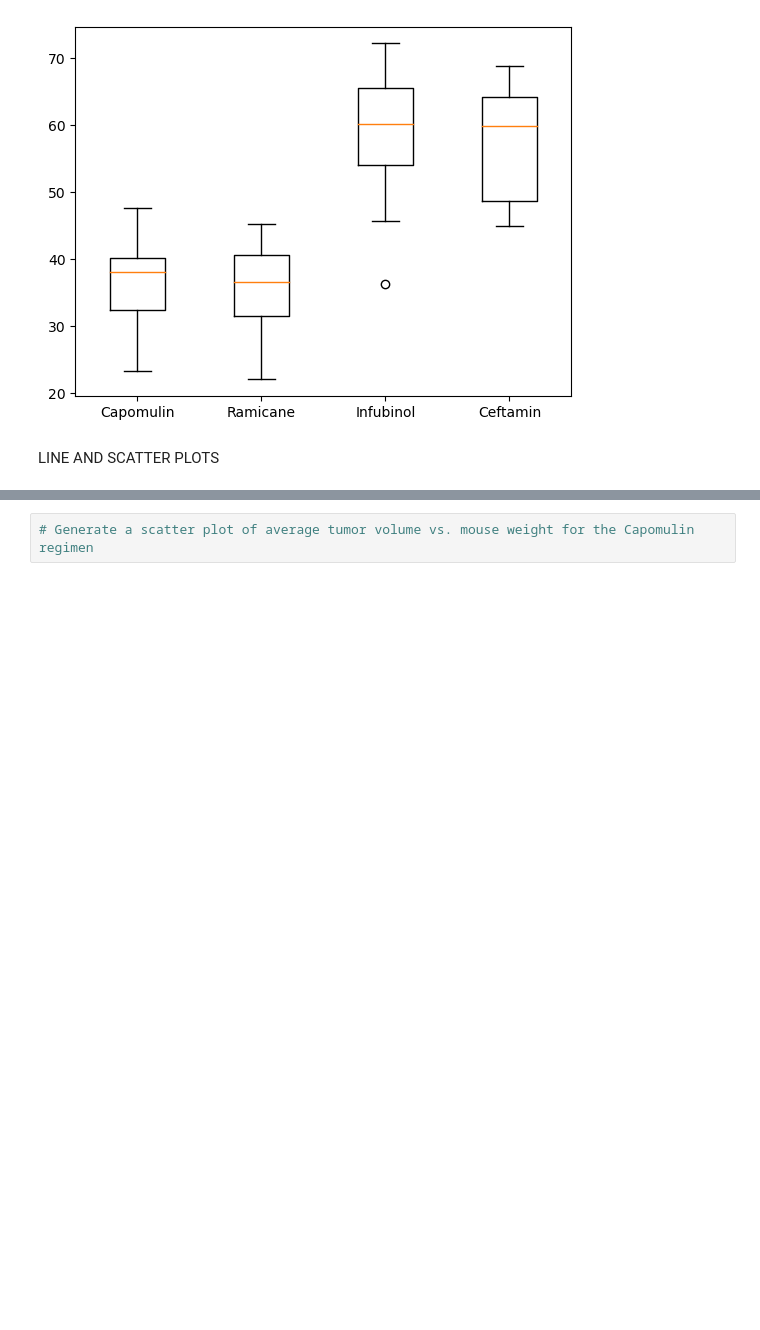
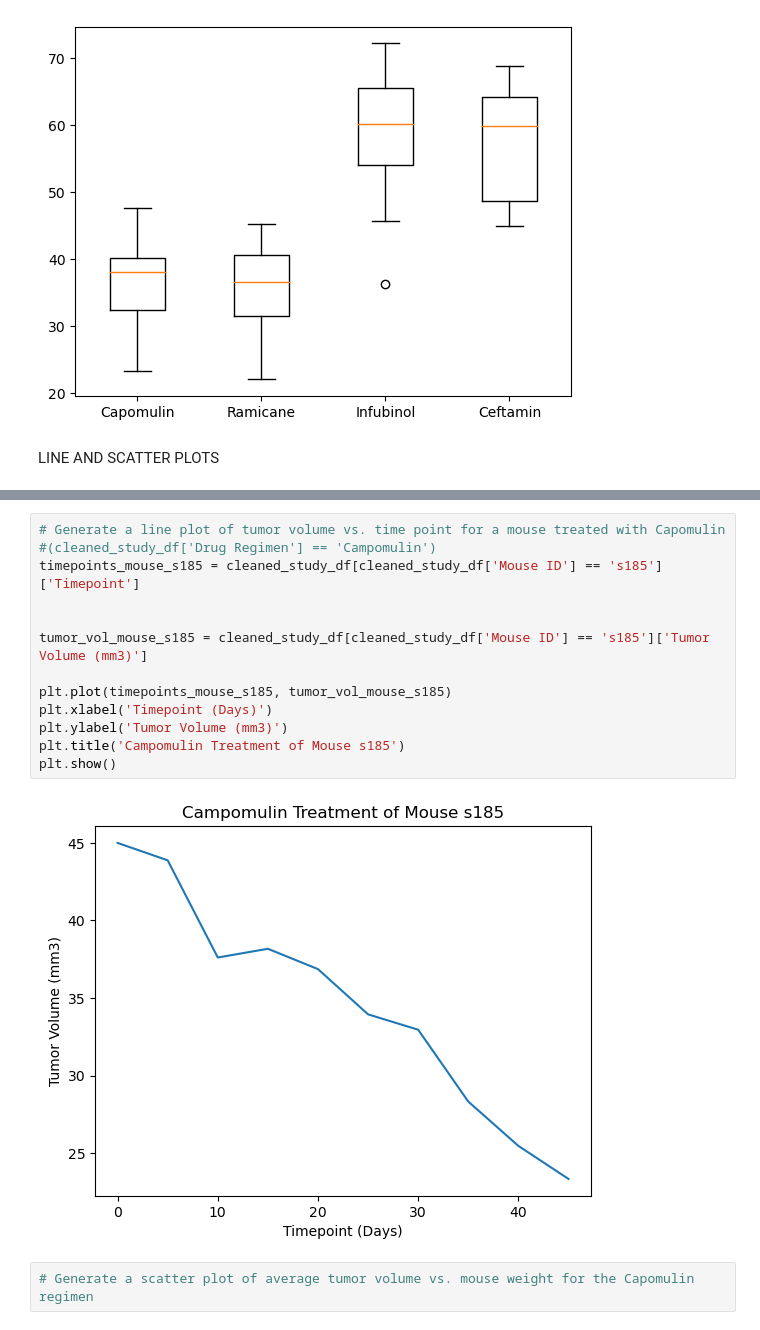
Before and after one commit to m-janssens-boop/Matplotlib_challenge, a Jupyter notebook: Pymaceuticals_analysis.ipynb, the cells around one changed output, grey strips where cells are left out. Saved outputs shown, nothing was run; the diff lists cells and outputs as text; blank space fills up the shorter version.

Commit message:
timpoints vs tumor vol for single mouse graph

```diff
--- a/Pymaceuticals_analysis.ipynb
+++ b/Pymaceuticals_analysis.ipynb
@@ -268,3 +273,18 @@ LINE AND SCATTER PLOTS
+# %%
+# Generate a line plot of tumor volume vs. time point for a mouse treated with Capomulin
+#(cleaned_study_df['Drug Regimen'] == 'Campomulin')
+timepoints_mouse_s185 = cleaned_study_df[cleaned_study_df['Mouse ID'] == 's185']['Timepoint']
+
+
+tumor_vol_mouse_s185 = cleaned_study_df[cleaned_study_df['Mouse ID'] == 's185']['Tumor Volume (mm3)']
+
+plt.plot(timepoints_mouse_s185, tumor_vol_mouse_s185)
+plt.xlabel('Timepoint (Days)')
+plt.ylabel('Tumor Volume (mm3)')
+plt.title('Campomulin Treatment of Mouse s185')
+plt.show()
+# %% [output]
+[figure, added]
 # %%
 # Generate a scatter plot of average tumor volume vs. mouse weight for the Capomulin regimen
 # %% [markdown]
```
Also changed, not shown: parts of 2 cells of this notebook.
